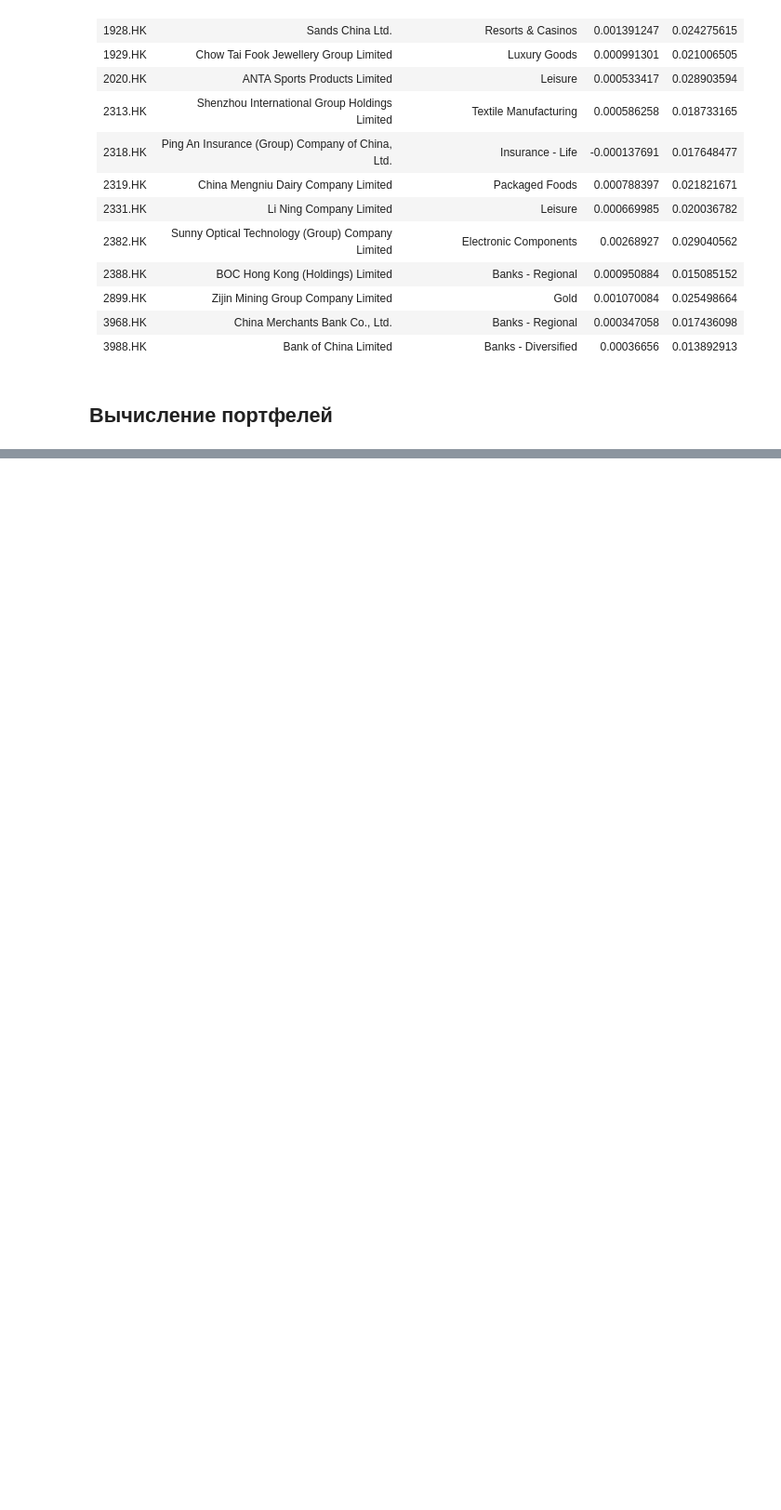
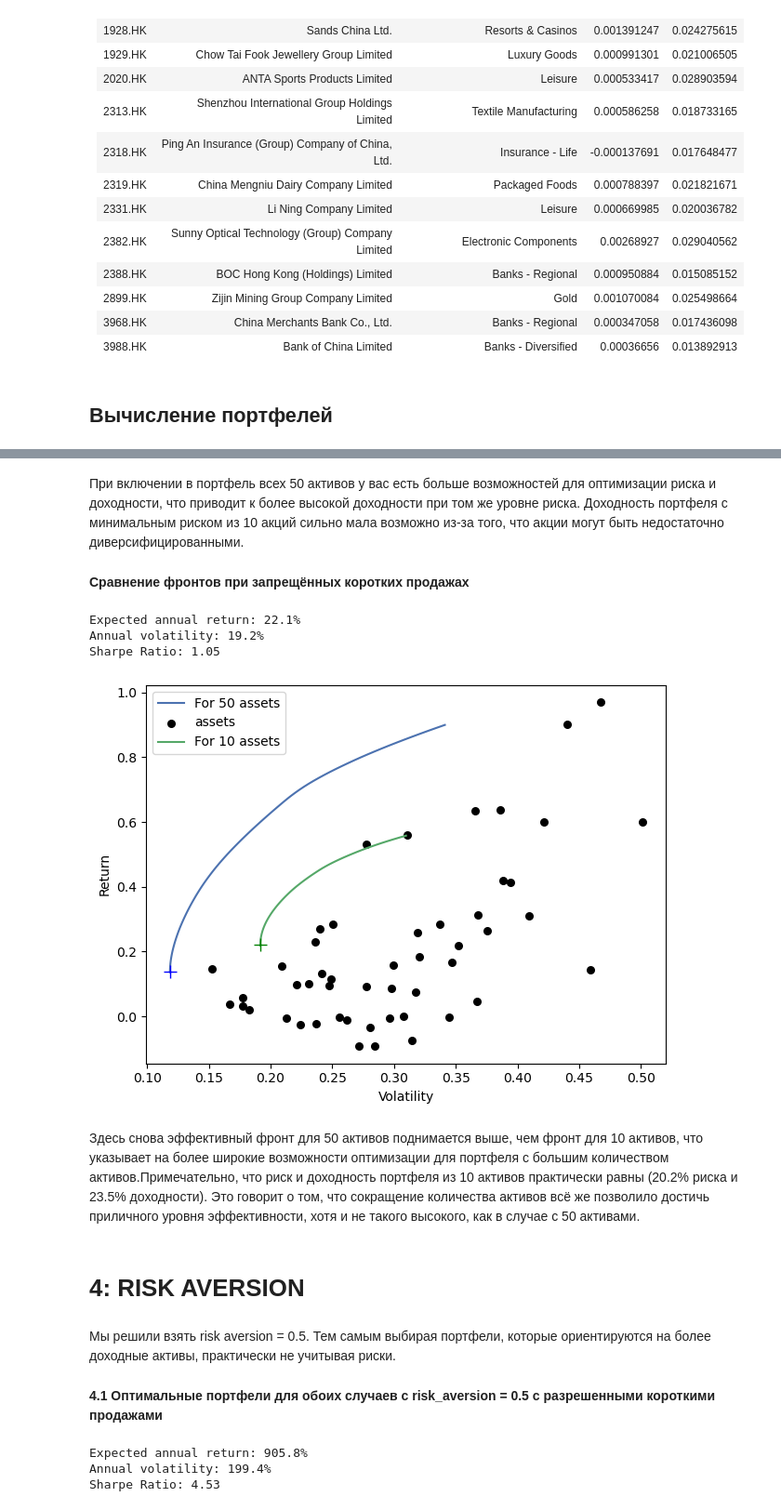
Before and after one commit to X-D-R/ChinaStockMarket, a Jupyter notebook: PortfolioProblem.ipynb, the cells around one changed output, grey strips where cells are left out. Shown: that part at 93% size. Drawn from its saved outputs; the diff is of its cells as text; code cells hidden in the pictures; blank space fills up the shorter version.

```diff
--- a/PortfolioProblem.ipynb
+++ b/PortfolioProblem.ipynb
@@ -312,0 +454,60 @@ plt.plot([0.118], [0.137], marker='+', color='black', markerfacecolor='red', mar
+# %% [markdown]
+При включении в портфель всех 50 активов у вас есть больше возможностей для оптимизации риска и доходности, что приводит к более высокой доходности при том же уровне риска. Доходность портфеля с минимальным риском из 10 акций сильно мала возможно из-за того, что акции могут быть недостаточно диверсифицированными.
+# %% [markdown]
+**Сравнение фронтов при запрещённых коротких продажах**
+# %%
+df_stocks= pd.read_excel('outputHKstocks.xlsx', usecols=sorted([tickers[i] for i in selected_assets_long])).dropna()
+#Годовая доходность
+mu10_l = expected_returns.mean_historical_return(df_stocks)
+#Дисперсия портфеля
+Sigma10_l = risk_models.sample_cov(df_stocks)
+ef10_l = EfficientFrontier(mu10_l, Sigma10_l, weight_bounds=(0,1))
+minvol=ef10_l.min_volatility()
+minvol_pwt=ef10_l.clean_weights()
+ef10_l.portfolio_performance(verbose=True)
+performance = ef10_l.portfolio_performance()
+return10_l, volatility10_l = performance[:2]
+
+fig, ax = plt.subplots()
+plotting.plot_efficient_frontier(ef50_l, ax=ax, show_assets=True, ef_param_range=np.linspace(0.00, 0.90, 100))
+ef10_l = EfficientFrontier(mu10_l, Sigma10_l, weight_bounds=(0,1))
+plotting.plot_efficient_frontier(ef10_l, ax=ax, show_assets=False, ef_param_range=np.linspace(0.00, 0.558, 100))
+plt.plot([volatility50_l], [return50_l], marker='+', color='blue', markerfacecolor='red', markersize=10)
+plt.plot([volatility10_l], [return10_l], marker='+', color='green', markerfacecolor='red', markersize=10)
+plt.legend(['For 50 assets','assets', 'For 10 assets'])
+#plt.savefig('Efficient_frontiers_t3_l.png')
+plt.show()
+# %% [output]
+Expected annual return: 22.1%
+Annual volatility: 19.2%
+Sharpe Ratio: 1.05
+[figure, added]
+# %% [markdown]
+Здесь снова эффективный фронт для 50 активов поднимается выше, чем фронт для 10 активов, что указывает на более широкие возможности оптимизации для портфеля с большим количеством активов.Примечательно, что риск и доходность портфеля из 10 активов практически равны (20.2% риска и 23.5% доходности). Это говорит о том, что сокращение количества активов всё же позволило достичь приличного уровня эффективности, хотя и не такого высокого, как в случае с 50 активами.
+# %% [markdown]
+# 4: RISK AVERSION
+# %% [markdown]
+Мы решили взять risk aversion = 0.5. Тем самым выбирая портфели, которые ориентируются на более доходные активы, практически не учитывая риски.
+# %% [markdown]
+**4.1 Оптимальные портфели для обоих случаев с risk_aversion = 0.5 с разрешенными короткими продажами**
+# %%
+df_stocks = pd.read_excel('outputHKstocks.xlsx')
+mu = expected_returns.mean_historical_return(df_stocks)
+tickers, weight_1, weight_2 = [], [], []
+#Дисперсия портфеля
+Sigma = risk_models.sample_cov(df_stocks)
+#Sigma = risk_models.CovarianceShrinkage(df_stocks).ledoit_wolf()
+#Максимальный коэффициент Шарпа
+coeff = 0.5
+portfolio_ra = [[], []]
+portfolio_ra_2 = [[], []]
+ef = EfficientFrontier(mu, Sigma, weight_bounds=(-1,1))
+risk_avers=ef.max_quadratic_utility(risk_aversion=coeff, market_neutral=False)
+risk_avers_pwt=ef.clean_weights()
+pp = ef.portfolio_performance(verbose=True)
+portfolio_ra[0].append(pp[1])
+portfolio_ra[1].append(pp[0])
+# %% [output]
+Expected annual return: 905.8%
+Annual volatility: 199.4%
+Sharpe Ratio: 4.53
```
Also changed, not shown: parts of 52 cells of this notebook.
